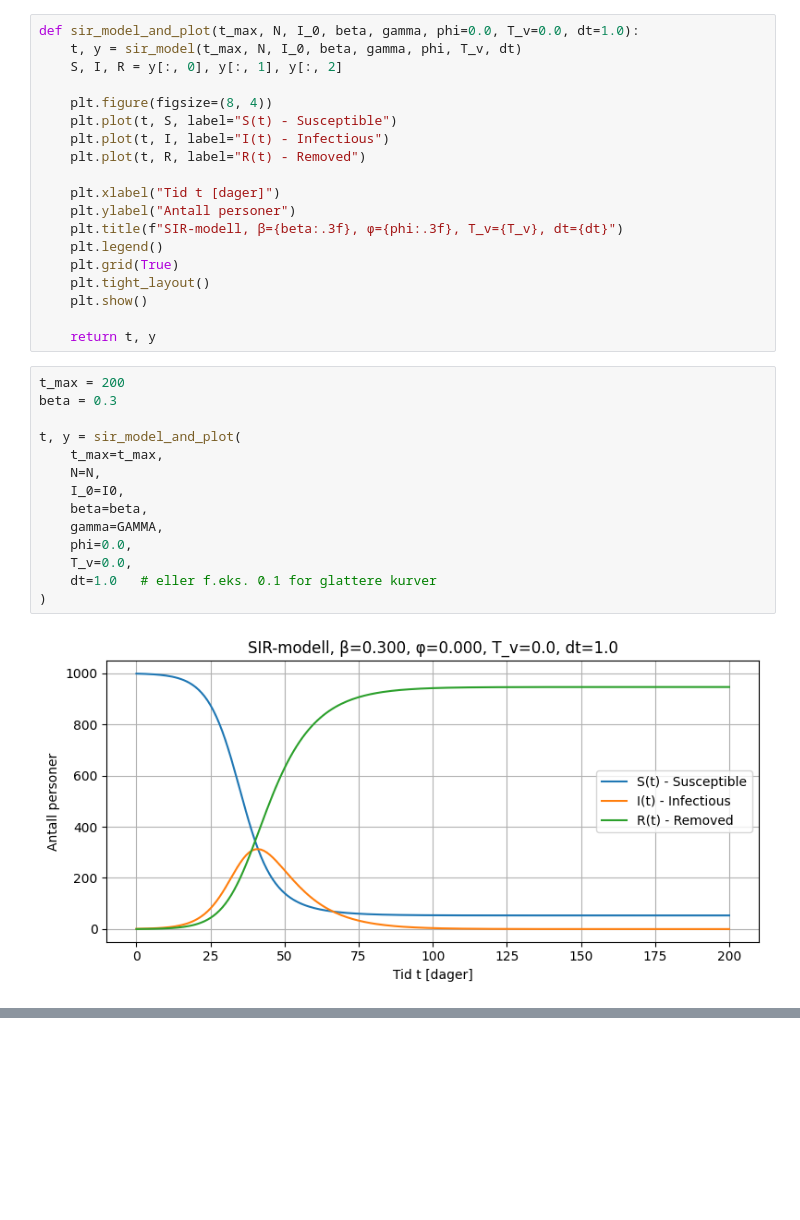
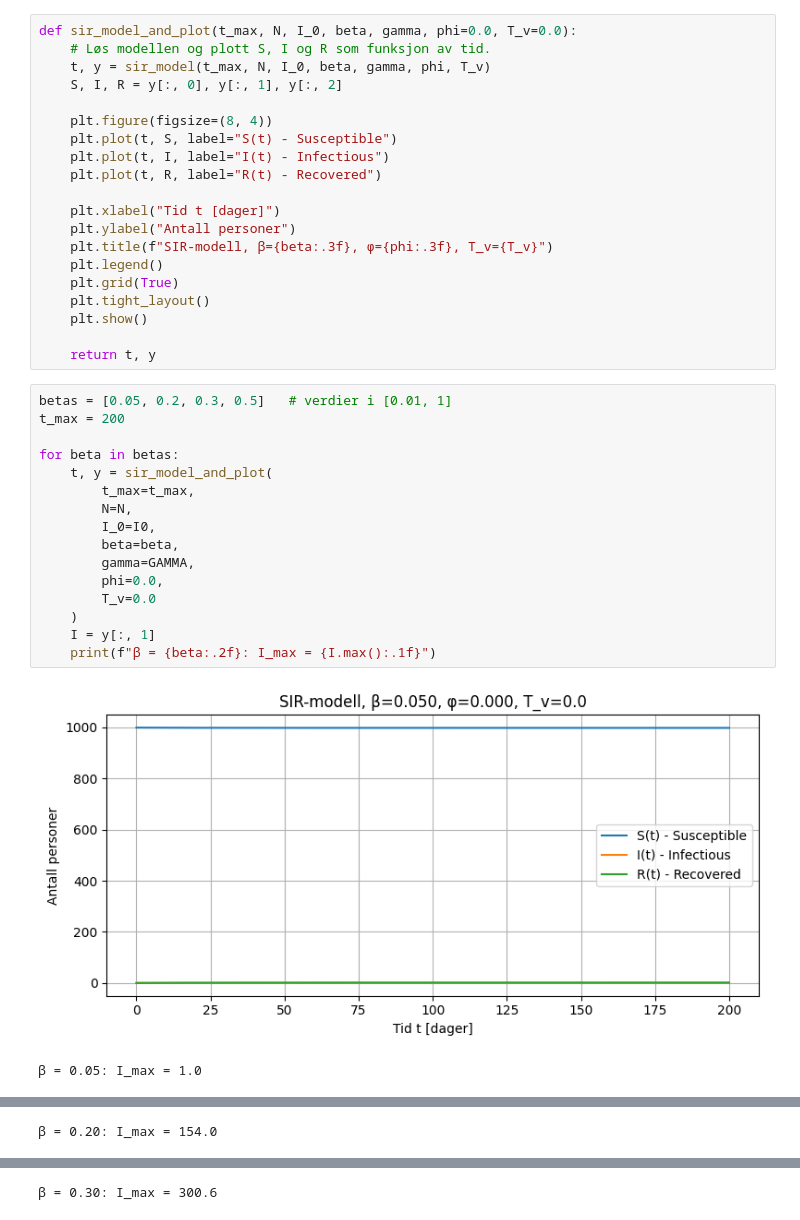
Before and after one commit to JoergenLundellLarsen/Inf, a Jupyter notebook: Deliver5/sir_model.ipynb, the cells around one changed output, grey strips where cells are left out. Saved outputs shown, nothing was run; the diff lists cells and outputs as text; blank space fills up the shorter version.

```diff
--- a/Deliver5/sir_model.ipynb
+++ b/Deliver5/sir_model.ipynb
@@ -81,16 +56,17 @@ def sir_model(t_max, N, I_0, beta, gamma, phi=0.0, T_v=0.0, dt=1.0):
 # %%
-def sir_model_and_plot(t_max, N, I_0, beta, gamma, phi=0.0, T_v=0.0, dt=1.0):
-    t, y = sir_model(t_max, N, I_0, beta, gamma, phi, T_v, dt)
+def sir_model_and_plot(t_max, N, I_0, beta, gamma, phi=0.0, T_v=0.0):
+    # Løs modellen og plott S, I og R som funksjon av tid.
+    t, y = sir_model(t_max, N, I_0, beta, gamma, phi, T_v)
     S, I, R = y[:, 0], y[:, 1], y[:, 2]
 
     plt.figure(figsize=(8, 4))
     plt.plot(t, S, label="S(t) - Susceptible")
     plt.plot(t, I, label="I(t) - Infectious")
-    plt.plot(t, R, label="R(t) - Removed")
+    plt.plot(t, R, label="R(t) - Recovered")
 
     plt.xlabel("Tid t [dager]")
     plt.ylabel("Antall personer")
-    plt.title(f"SIR-modell, β={beta:.3f}, φ={phi:.3f}, T_v={T_v}, dt={dt}")
+    plt.title(f"SIR-modell, β={beta:.3f}, φ={phi:.3f}, T_v={T_v}")
     plt.legend()
     plt.grid(True)
     plt.tight_layout()
@@ -98,18 +74,21 @@ def sir_model_and_plot(t_max, N, I_0, beta, gamma, phi=0.0, T_v=0.0, dt=1.0):
 
     return t, y
 # %%
+betas = [0.05, 0.2, 0.3, 0.5]   # verdier i [0.01, 1]
 t_max = 200
-beta = 0.3
 
-t, y = sir_model_and_plot(
-    t_max=t_max,
-    N=N,
-    I_0=I0,
-    beta=beta,
-    gamma=GAMMA,
-    phi=0.0,
-    T_v=0.0,
-    dt=1.0   # eller f.eks. 0.1 for glattere kurver
-)
+for beta in betas:
+    t, y = sir_model_and_plot(
+        t_max=t_max,
+        N=N,
+        I_0=I0,
+        beta=beta,
+        gamma=GAMMA,
+        phi=0.0,
+        T_v=0.0
+    )
+    I = y[:, 1]
+    print(f"β = {beta:.2f}: I_max = {I.max():.1f}")
 # %% [output]
-[figure, old version]
+[figure, new version]
+β = 0.05: I_max = 1.0
@@ -115,0 +96 @@ t, y = sir_model_and_plot(
+β = 0.20: I_max = 154.0
@@ -115,0 +98 @@ t, y = sir_model_and_plot(
+β = 0.30: I_max = 300.6
```
Also changed, not shown: parts of 6 cells of this notebook.
